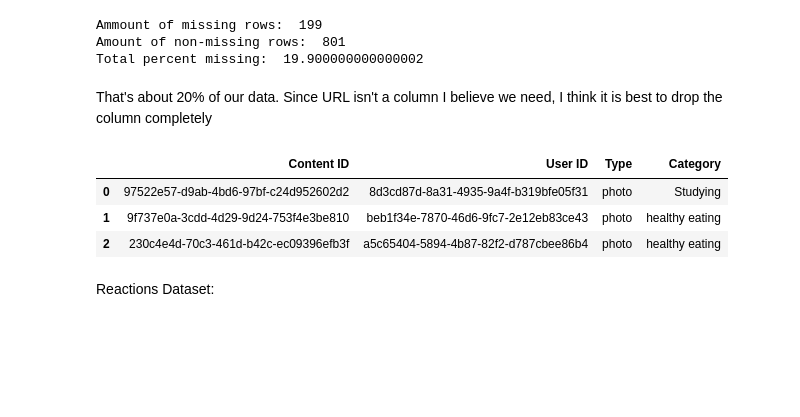
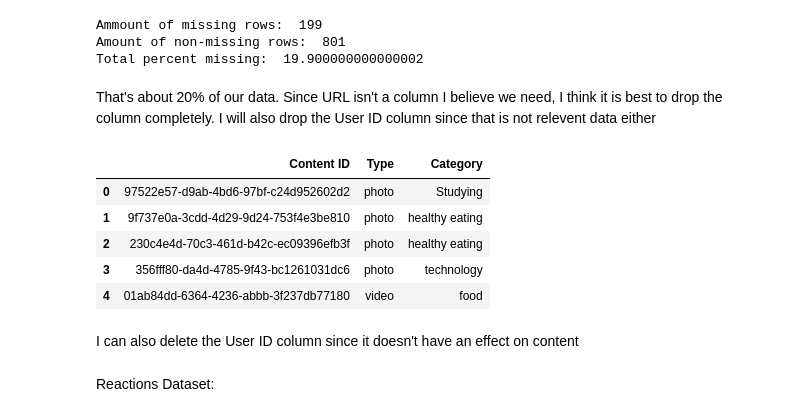
Before and after one commit to Gallo13/Accenture-Data-Analyst-Project, a Jupyter notebook: AccentureDataAnalyst-DataCleaning.ipynb, the cells around one changed output. Cells and saved outputs as stored; diff of their text form; code cells hidden in the pictures; blank space fills up the shorter version.

```diff
--- a/AccentureDataAnalyst.ipynb
+++ b/AccentureDataAnalyst-DataCleaning.ipynb
@@ -134,16 +141,22 @@ Ammount of missing rows:  199
 Amount of non-missing rows:  801
 Total percent missing:  19.900000000000002
 # %% [markdown]
-That's about 20% of our data. Since URL isn't a column I believe we need, I think it is best to drop the column completely
+That's about 20% of our data. Since URL isn't a column I believe we need, I think it is best to drop the column completely. I will also drop the User ID column since that is not relevent data either
 # %%
 # dropping URL columns
-content = content.drop(['URL'], axis=1)
-content.head(3)
+content = content.drop(['URL', 'User ID'], axis=1)
+#content.head(3)
-# %% [output]
-|  | Content ID | User ID | Type | Category |
-| 0 | 97522e57-d9ab-4bd6-97bf-c24d952602d2 | 8d3cd87d-8a31-4935-9a4f-b319bfe05f31 | photo | Studying |
-| 1 | 9f737e0a-3cdd-4d29-9d24-753f4e3be810 | beb1f34e-7870-46d6-9fc7-2e12eb83ce43 | photo | healthy eating |
-| 2 | 230c4e4d-70c3-461d-b42c-ec09396efb3f | a5c65404-5894-4b87-82f2-d787cbee86b4 | photo | healthy eating |
+# %%
+content.head()
+# %% [output]
+|  | Content ID | Type | Category |
+| 0 | 97522e57-d9ab-4bd6-97bf-c24d952602d2 | photo | Studying |
+| 1 | 9f737e0a-3cdd-4d29-9d24-753f4e3be810 | photo | healthy eating |
+| 2 | 230c4e4d-70c3-461d-b42c-ec09396efb3f | photo | healthy eating |
+| 3 | 356fff80-da4d-4785-9f43-bc1261031dc6 | photo | technology |
+| 4 | 01ab84dd-6364-4236-abbb-3f237db77180 | video | food |
+# %% [markdown]
+I can also delete the User ID column since it doesn't have an effect on content
 # %% [markdown]
 Reactions Dataset:
 # %%
```
Also changed, not shown: parts of 15 cells of this notebook.
